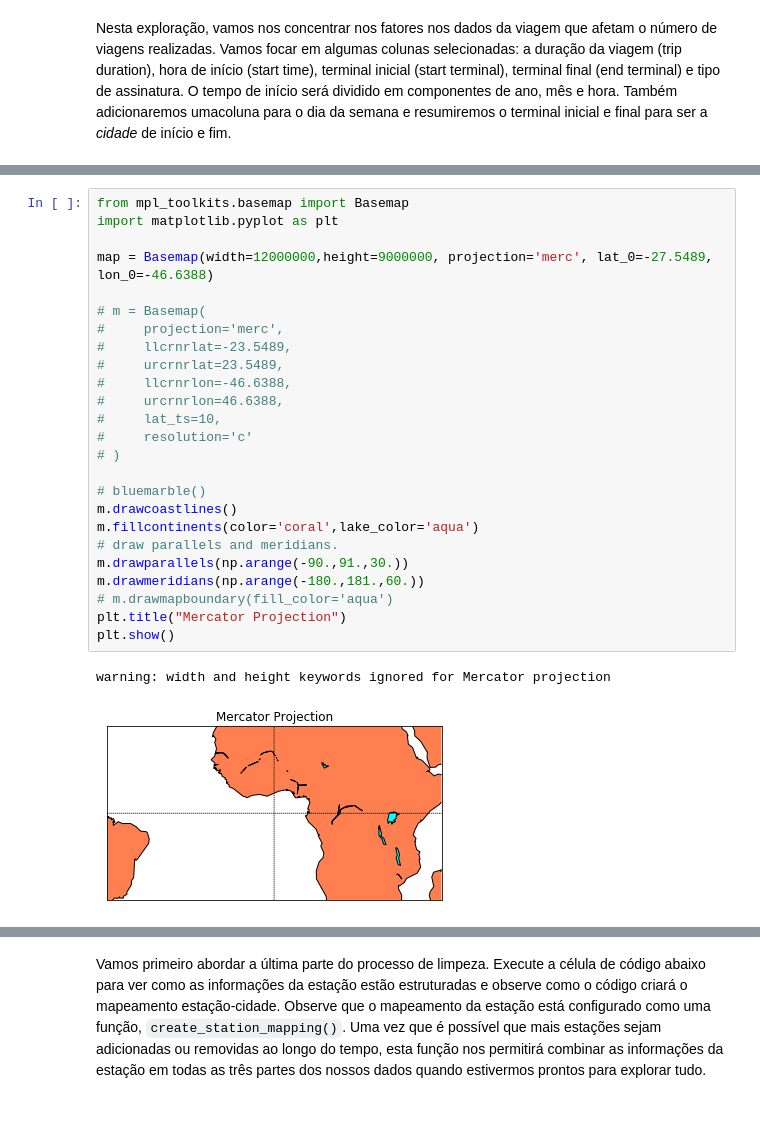
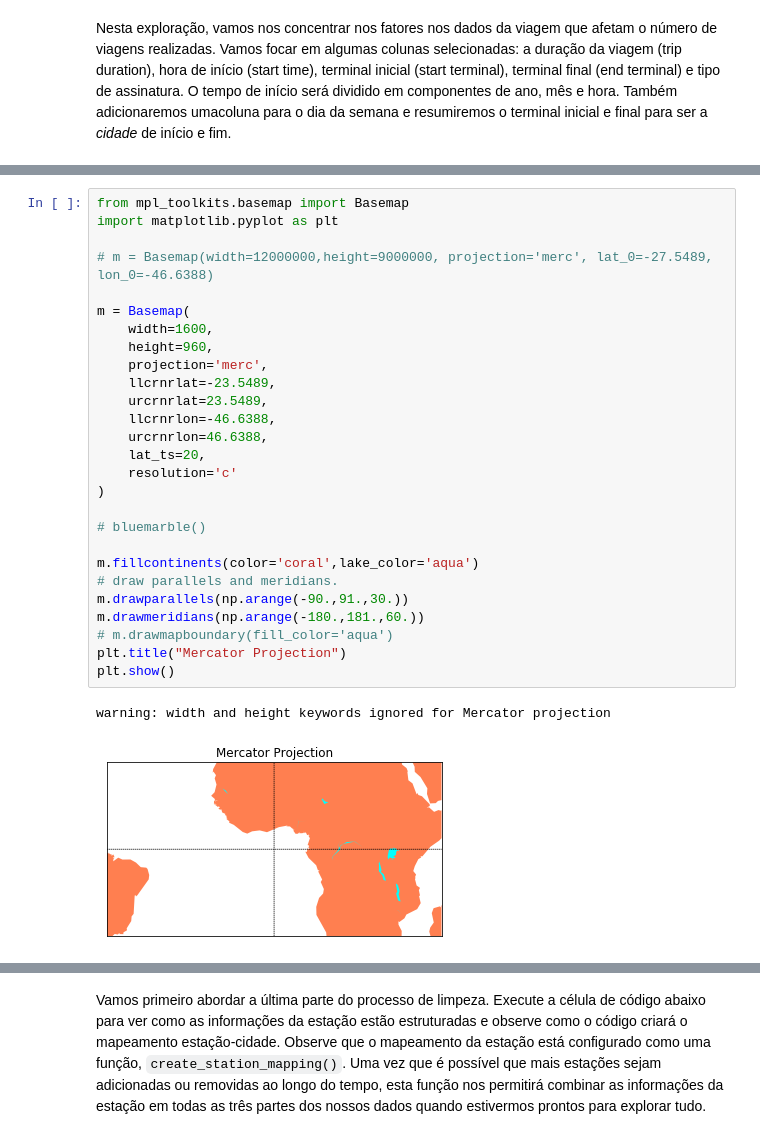
Before and after one commit to jpventura/BikeShareAnalysis, a Jupyter notebook: Analise_Bay_Area_Bike_Share-NDFDSI.ipynb, the cells around one changed output, grey strips where cells are left out. Saved outputs shown, nothing was run; the diff lists cells and outputs as text.

```diff
--- a/Analise_Bay_Area_Bike_Share-NDFDSI.ipynb
+++ b/Analise_Bay_Area_Bike_Share-NDFDSI.ipynb
@@ -112,28 +149,30 @@ warning: width and height keywords ignored for Cylindrical Equidistant projectio
 # %%
 from mpl_toolkits.basemap import Basemap
 import matplotlib.pyplot as plt
 
-map = Basemap(width=12000000,height=9000000, projection='merc', lat_0=-27.5489, lon_0=-46.6388)
+# m = Basemap(width=12000000,height=9000000, projection='merc', lat_0=-27.5489, lon_0=-46.6388)
 
-# m = Basemap(
-#     projection='merc',
-#     llcrnrlat=-23.5489,
-#     urcrnrlat=23.5489,
-#     llcrnrlon=-46.6388,
-#     urcrnrlon=46.6388,
-#     lat_ts=10,
-#     resolution='c'
-# )
+m = Basemap(
+    width=1600,
+    height=960,
+    projection='merc',
+    llcrnrlat=-23.5489,
+    urcrnrlat=23.5489,
+    llcrnrlon=-46.6388,
+    urcrnrlon=46.6388,
+    lat_ts=20,
+    resolution='c'
+)
 
 # bluemarble()
-m.drawcoastlines()
+
 m.fillcontinents(color='coral',lake_color='aqua')
 # draw parallels and meridians.
 m.drawparallels(np.arange(-90.,91.,30.))
 m.drawmeridians(np.arange(-180.,181.,60.))
 # m.drawmapboundary(fill_color='aqua')
 plt.title("Mercator Projection")
 plt.show()
 # %% [output]
 warning: width and height keywords ignored for Mercator projection
-[figure, old version]
+[figure, new version]
```
Also changed, not shown: parts of 7 cells of this notebook, 1 other file.
